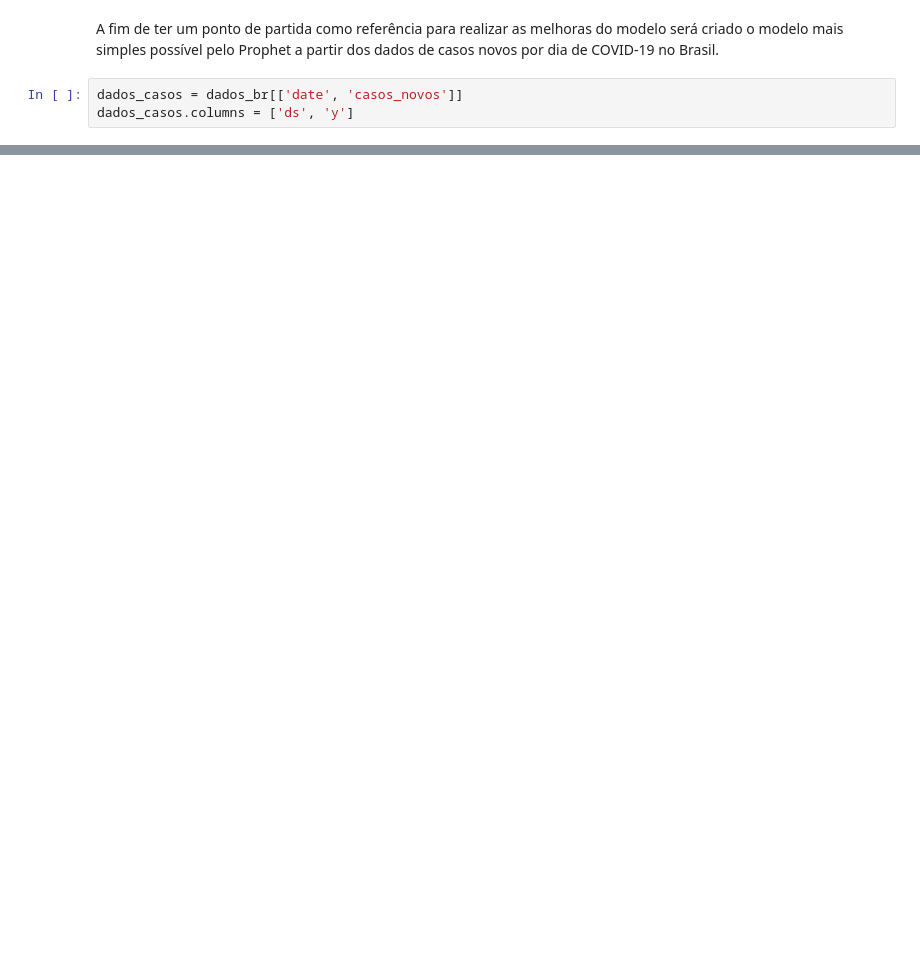
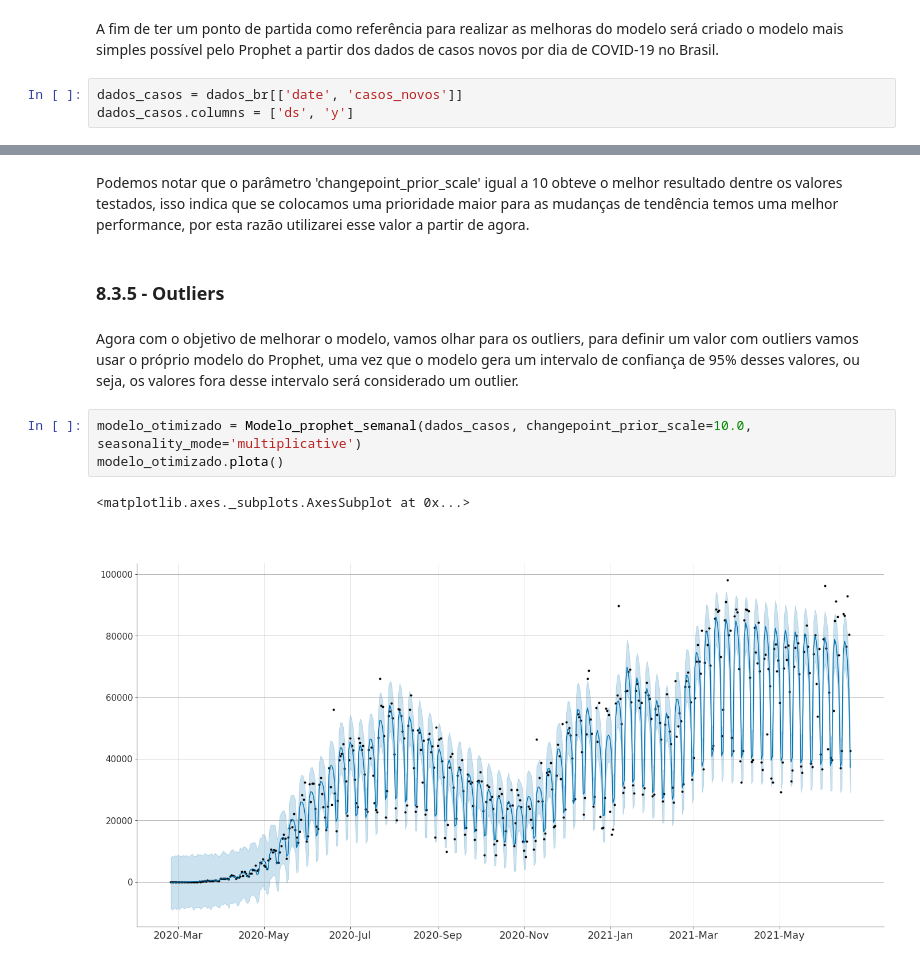
Before and after one commit to PedroHCAlmeida/analise_temporal_COVID_Brasil, a Jupyter notebook: notebooks/Analise_final.ipynb, the cells around one changed output, grey strips where cells are left out. Saved outputs shown, nothing was run; the diff lists cells and outputs as text; blank space fills up the shorter version.

```diff
--- a/notebooks/Analise_final.ipynb
+++ b/notebooks/Analise_final.ipynb
@@ -418,0 +390,12 @@ Name: media, dtype: object
+# %% [markdown]
+Podemos notar que o parâmetro 'changepoint_prior_scale' igual a 10 obteve o melhor resultado dentre os valores testados, isso indica que se colocamos uma prioridade maior para as mudanças de tendência temos uma melhor performance, por esta razão utilizarei esse valor a partir de agora.
+# %% [markdown]
+### 8.3.5 - Outliers
+# %% [markdown]
+Agora com o objetivo de melhorar o modelo, vamos olhar para os outliers, para definir um valor com outliers vamos usar o próprio modelo do Prophet, uma vez que o modelo gera um intervalo de confiança de 95% desses valores, ou seja, os valores fora desse intervalo será considerado um outlier.
+# %%
+modelo_otimizado = Modelo_prophet_semanal(dados_casos, changepoint_prior_scale=10.0, seasonality_mode='multiplicative')
+modelo_otimizado.plota()
+# %% [output]
+<matplotlib.axes._subplots.AxesSubplot at 0x...>
+[figure, added]
```
Also changed, not shown: parts of 55 cells of this notebook, 2 other files.
